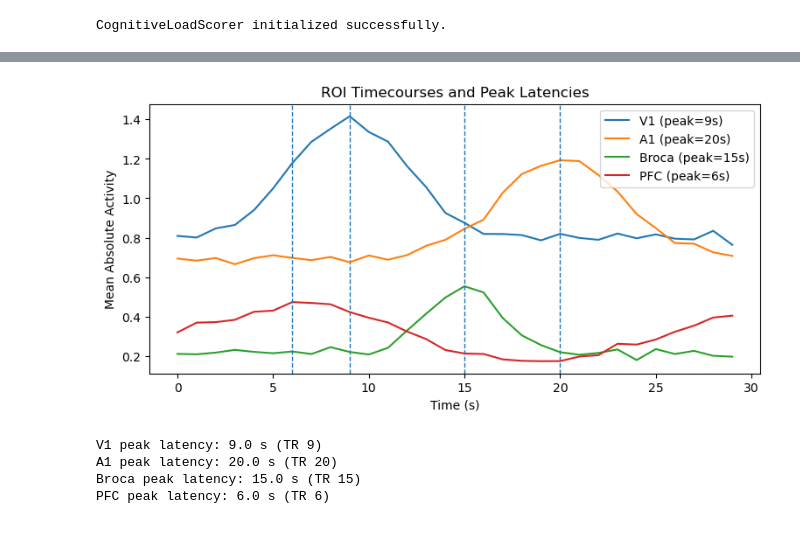
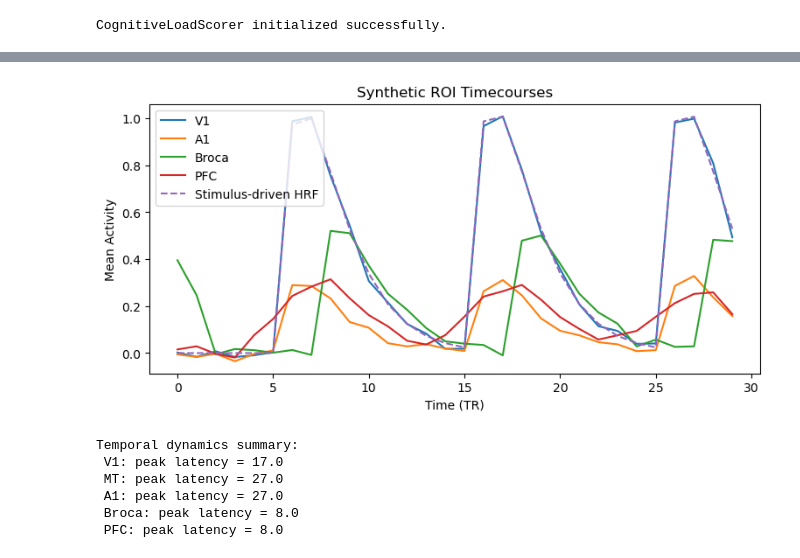
Before and after one commit to siddhant-rajhans/cortexlab, a Jupyter notebook: notebooks/tutorial_analysis.ipynb, the cells around one changed output, grey strips where cells are left out. Saved outputs shown, nothing was run; the diff lists cells and outputs as text; code cells hidden in the pictures.

```diff
--- a/notebooks/tutorial_analysis.ipynb
+++ b/notebooks/tutorial_analysis.ipynb
@@ -184,24 +218,3 @@ scorer = CognitiveLoadScorer(roi_indices, baseline_activation=0.5)
 print("CognitiveLoadScorer initialized successfully.")
 # %% [output]
 CognitiveLoadScorer initialized successfully.
-# %%
-# Build time-varying predictions
-# synthetic temporal predictions for cognitive-load scoring
-n_timepoints = 30
-predictions = rng.normal(scale=0.15, size=(n_timepoints, n_vertices))
-time = np.arange(n_timepoints)
-
-# build simple time-varying ROI activity patterns
-visual_pattern = 0.8 + 0.6 * np.exp(-((time - 9) ** 2) / 18)
-auditory_pattern = 0.7 + 0.5 * np.exp(-((time - 20) ** 2) / 20)
-language_pattern = 0.2 + 0.35 * np.exp(-((time - 15) ** 2) / 8)
-executive_pattern = 0.3 + 0.15 * np.sin(time / 4)
-
-# map patterns to ROI ranges
-predictions[:, 0:100] += visual_pattern[:, None]      # V1
-predictions[:, 100:200] += visual_pattern[:, None]    # MT
-predictions[:, 200:300] += auditory_pattern[:, None]  # A1
-predictions[:, 300:400] += language_pattern[:, None]  # Broca
-predictions[:, 400:500] += executive_pattern[:, None] # PFC
-
-print("predictions shape:", predictions.shape)
@@ -327,35 +291,33 @@ def decompose_response(predictions, roi_indices, roi_name, tr_seconds=1.0, cutof
 # %%
-# Plot ROI timecourses and peaks
+# Plot mean ROI timecourses from the realistic synthetic predictions
 roi_names = ["V1", "A1", "Broca", "PFC"]
-tr_seconds = 1.0
-time_axis = np.arange(predictions.shape[0]) * tr_seconds
+time_axis = np.arange(predictions.shape[0])
 
 plt.figure(figsize=(9, 4))
 
 for roi_name in roi_names:
-    peak_time, peak_idx, tc = compute_peak_latency(
-        predictions, roi_indices, roi_name, tr_seconds=tr_seconds
-    )
-    plt.plot(time_axis, tc, label=f"{roi_name} (peak={peak_time:.0f}s)")
-    plt.axvline(peak_time, linestyle="--", linewidth=1)
+    vertices = roi_indices[roi_name]
+    tc = predictions[:, vertices].mean(axis=1)
+    plt.plot(time_axis, tc, label=roi_name)
 
-plt.title("ROI Timecourses and Peak Latencies")
-plt.xlabel("Time (s)")
-plt.ylabel("Mean Absolute Activity")
+plt.plot(time_axis, bold, label="Stimulus-driven HRF", linestyle="--")
+plt.title("Synthetic ROI Timecourses")
+plt.xlabel("Time (TR)")
+plt.ylabel("Mean Activity")
 plt.legend()
 plt.show()
 # %% [output]
-[figure, old version]
+[figure, new version]
 # %%
 # Peak summary
-for roi_name in roi_names:
-    peak_time, peak_idx, _ = compute_peak_latency(
-        predictions, roi_indices, roi_name, tr_seconds=tr_seconds
-    )
-    print(f"{roi_name} peak latency: {peak_time:.1f} s (TR {peak_idx})")
+print("Temporal dynamics summary:")
+for roi_name, latency in temporal_result.peak_latencies.items():
+    print(f" {roi_name}: peak latency = {latency}")
 # %% [output]
-V1 peak latency: 9.0 s (TR 9)
-A1 peak latency: 20.0 s (TR 20)
-Broca peak latency: 15.0 s (TR 15)
-PFC peak latency: 6.0 s (TR 6)
+Temporal dynamics summary:
+ V1: peak latency = 17.0
+ MT: peak latency = 27.0
+ A1: peak latency = 27.0
+ Broca: peak latency = 8.0
+ PFC: peak latency = 8.0
 # %% [markdown]
```
Also changed, not shown: parts of 25 cells of this notebook.
